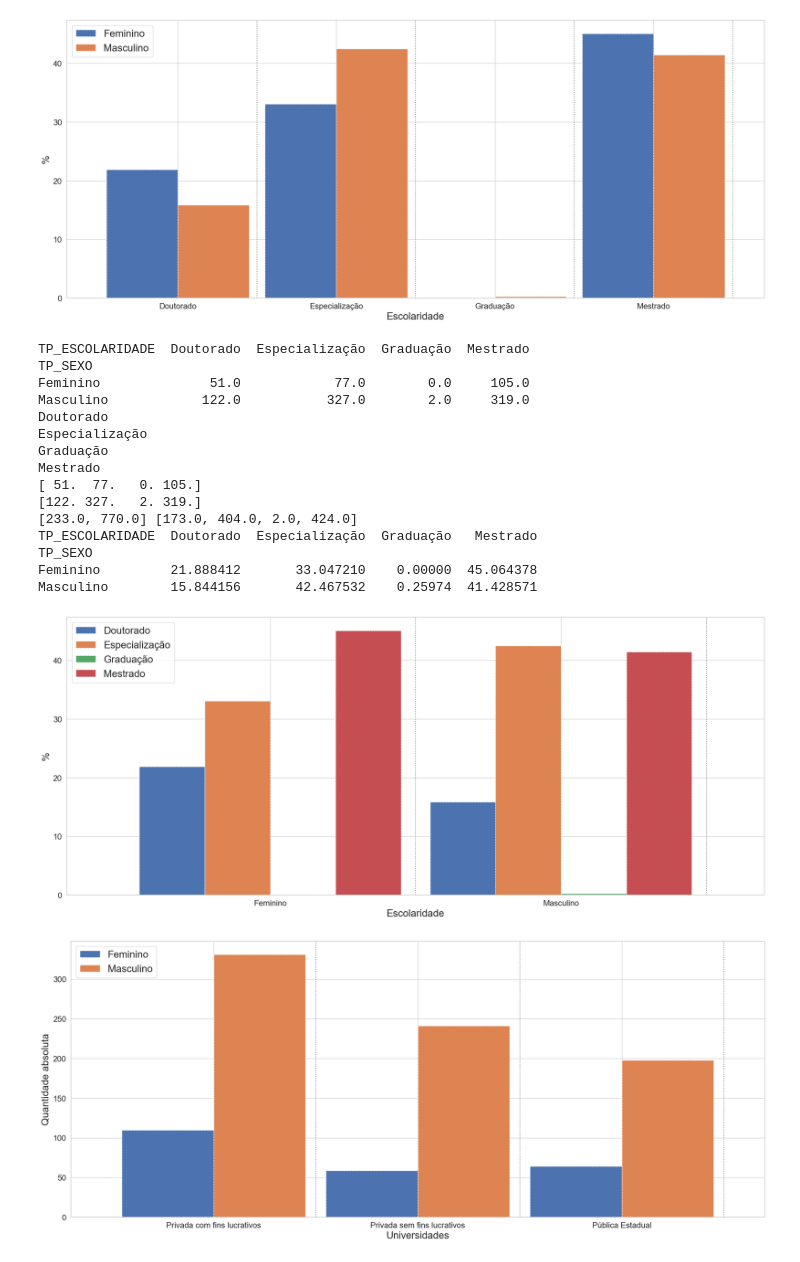
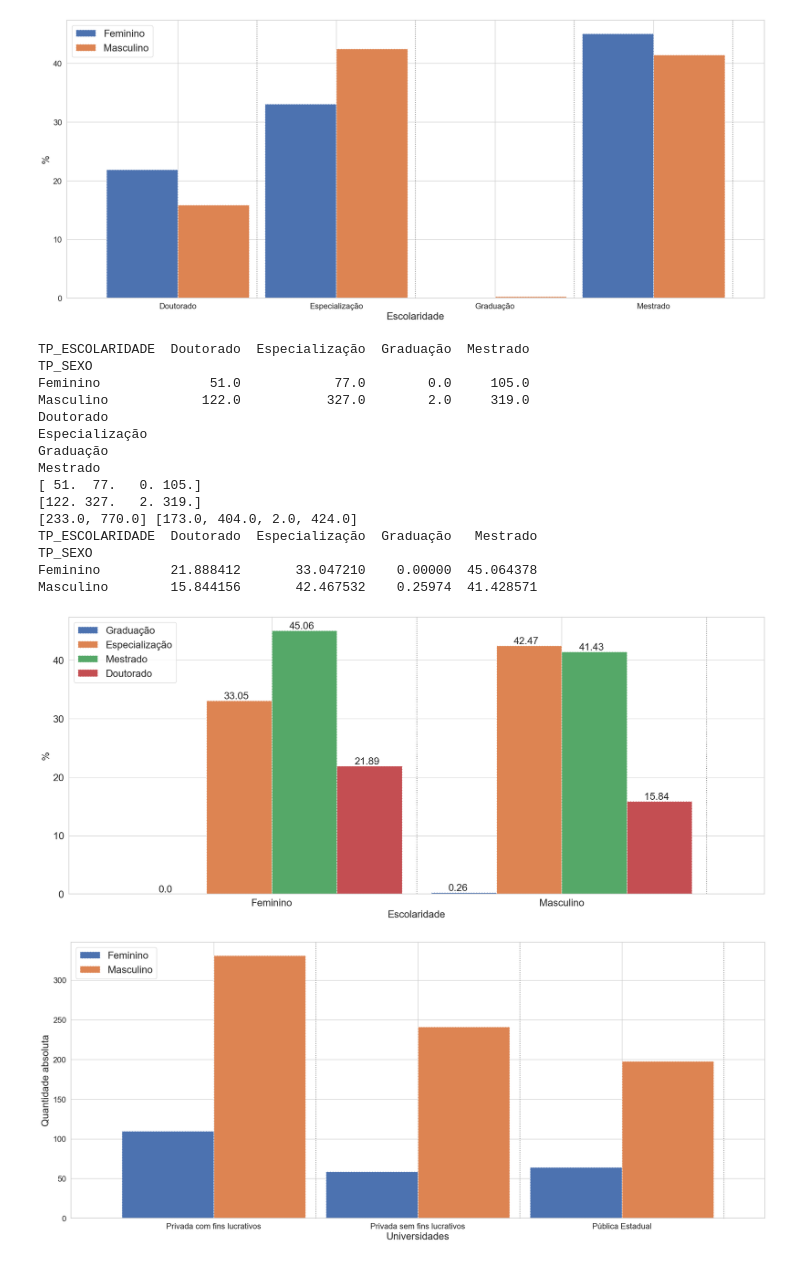
Before and after one commit to Artigos-e-Amigos/WIT-2023, a Jupyter notebook: Notebooks/analises_docente.ipynb, the cells around one changed output. Drawn from its saved outputs; the diff is of its cells as text; code cells hidden in the pictures.

```diff
--- a/Notebooks/analises_docente.ipynb
+++ b/Notebooks/analises_docente.ipynb
@@ -350,15 +369,17 @@ for enum,index in enumerate(data_modified.index):
     # data_modified[data_modified.columns[i]] = 100*(data_modified[data_modified.columns[i]] / sum(totais))
 # data_modified[data_modified.columns[i]] = data_modified[data_modified.columns[i]] / totais[i]
 print(data_modified)
-data_modified.plot.bar(rot=0, figsize=(25, 10), fontsize=16, width=0.9, linestyle="--") \
-      .legend(prop={'size': 20})
-
+ax = data_modified.plot.bar(rot=0, figsize=(25, 10), fontsize=20, width=0.9, linestyle="--")
+ax.legend(prop={'size': 20})
 plt.ylabel(param3, fontsize = 20)
 plt.xlabel(param4, fontsize = 20)
 
 xposition = [0.5 + i for i in range(len(df[param1].unique()))]
 for xc in xposition:
     plt.axvline(x=xc, color='gray', linestyle=':')
+
+for p in ax.patches:
+    ax.annotate(str(round(p.get_height(),2)), (p.get_x() + 0.15, p.get_height() + 0.3), fontsize = 20)
 # %% [output]
 TP_SEXO       Feminino  Masculino
 NU_ANO_CENSO
@@ -484,6 +505,7 @@ Mestrado         45.064378  41.428571
 # %%
 df = df_docente[['TP_SEXO', 'TP_ESCOLARIDADE']]
 param1, param2 =['TP_SEXO', 'TP_ESCOLARIDADE']
+order = ["Graduação", 'Especialização', 'Mestrado', 'Doutorado']
 param3, param4 = ['%', 'Escolaridade']
 data = (df.set_index(df.columns.drop(param2,1).tolist())
       [param2]
@@ -506,37 +528,40 @@ for c in data_modified.values:
 
 print(totais_categoria, totais)
 for enum,index in enumerate(data_modified.index):
     data_modified.loc[[index]] = 100*(data_modified.loc[[index]] / totais_categoria[enum])
 # for enum,column in enumerate(data_modified.columns):
 #     data_modified[column] = 100*(data_modified[column] / (totais[enum]))
 # data_modified[data_modified.columns[i]] = data_modified[data_modified.columns[i]] / totais[i]
 print(data_modified)
-data_modified.plot.bar(rot=0, figsize=(25, 10), fontsize=16, width=0.9, linestyle="--") \
-      .legend(prop={'size': 20})
-
+ax = data_modified.reset_index('TP_SEXO')[order].plot.bar(rot=0, figsize=(25, 10), fontsize=20, width=0.9, linestyle="--")
+ax.legend(prop={'size': 20})
+ax.set_xticklabels(['Feminino', 'Masculino'])
 plt.ylabel(param3, fontsize = 20)
 plt.xlabel(param4, fontsize = 20)
 
 xposition = [0.5 + i for i in range(len(df[param1].unique()))]
 for xc in xposition:
     plt.axvline(x=xc, color='gray', linestyle=':')
+
+for p in ax.patches:
+    ax.annotate(str(round(p.get_height(),2)), (p.get_x() + 0.06, p.get_height() + 0.3), fontsize = 20)
 # %% [output]
 TP_ESCOLARIDADE  Doutorado  Especialização  Graduação  Mestrado
 TP_SEXO
 Feminino              51.0            77.0        0.0     105.0
 Masculino            122.0           327.0        2.0     319.0
 Doutorado
 Especialização
 Graduação
 Mestrado
 [ 51.  77.   0. 105.]
 [122. 327.   2. 319.]
 [233.0, 770.0] [173.0, 404.0, 2.0, 424.0]
 TP_ESCOLARIDADE  Doutorado  Especialização  Graduação   Mestrado
 TP_SEXO
 Feminino         21.888412       33.047210    0.00000  45.064378
 Masculino        15.844156       42.467532    0.25974  41.428571
-[figure, old version]
+[figure, new version]
 # %%
 bar_plot_lines(df_docente, 'TP_CATEGORIA_ADMINISTRATIVA', 'TP_SEXO', 'Quantidade absoluta', 'Universidades')
 # %% [output]
```
Also changed, not shown: parts of 3 cells of this notebook, 13 other files.
